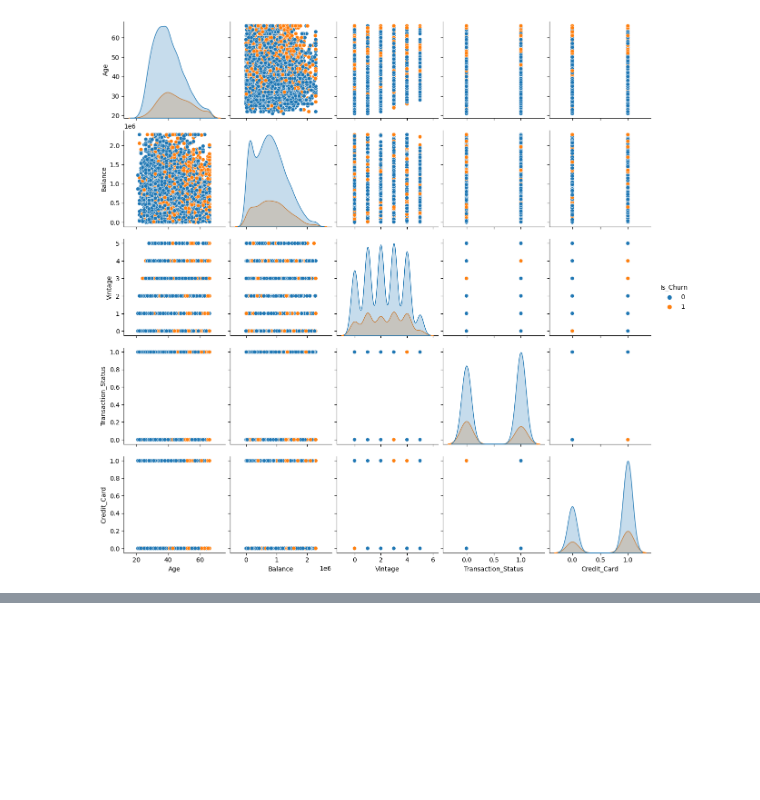
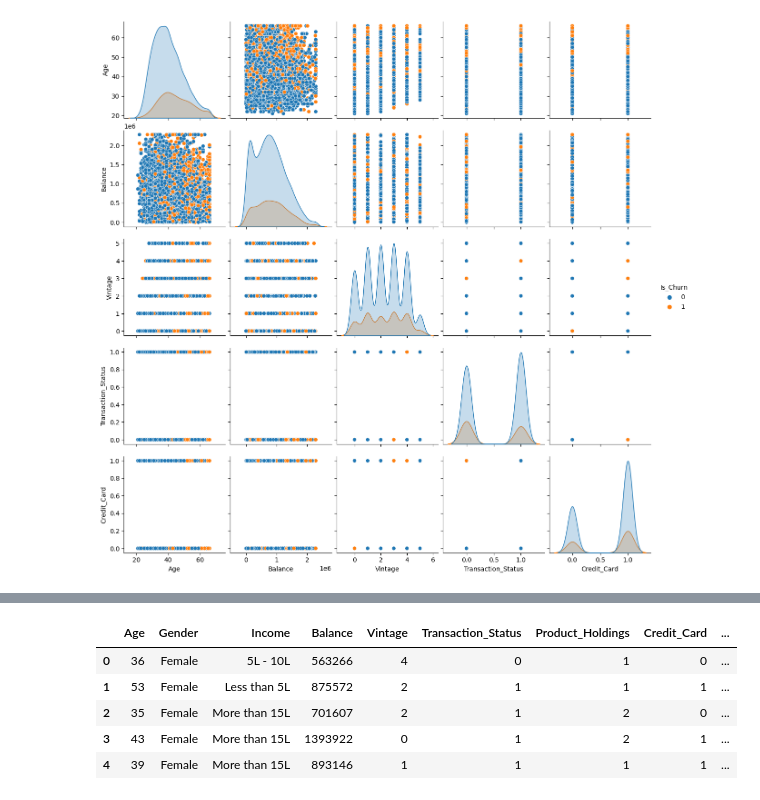
Before and after one commit to franchiseBoyz/CustomerChurnRate, a Jupyter notebook: notebook.ipynb, the cells around one changed output, grey strips where cells are left out. Cells and saved outputs as stored; diff of their text form; code cells hidden in the pictures; blank space fills up the shorter version.

```diff
--- a/notebook.ipynb
+++ b/notebook.ipynb
@@ -350,0 +364,9 @@ plt.show()
+# %%
+train.head()
+# %% [output]
+|  | Age | Gender | Income | Balance | Vintage | Transaction_Status | Product_Holdings | Credit_Card | ... |
+| 0 | 36 | Female | 5L - 10L | 563266 | 4 | 0 | 1 | 0 | ... |
+| 1 | 53 | Female | Less than 5L | 875572 | 2 | 1 | 1 | 1 | ... |
+| 2 | 35 | Female | More than 15L | 701607 | 2 | 1 | 2 | 0 | ... |
+| 3 | 43 | Female | More than 15L | 1393922 | 0 | 1 | 2 | 1 | ... |
+| 4 | 39 | Female | More than 15L | 893146 | 1 | 1 | 1 | 1 | ... |
```
Also changed, not shown: parts of 13 cells of this notebook.
